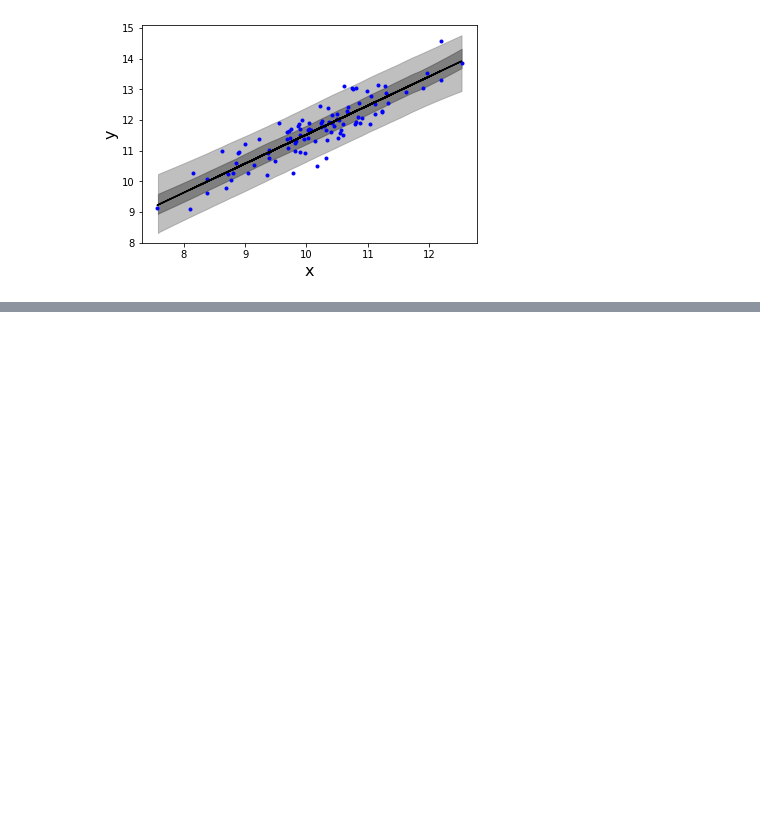
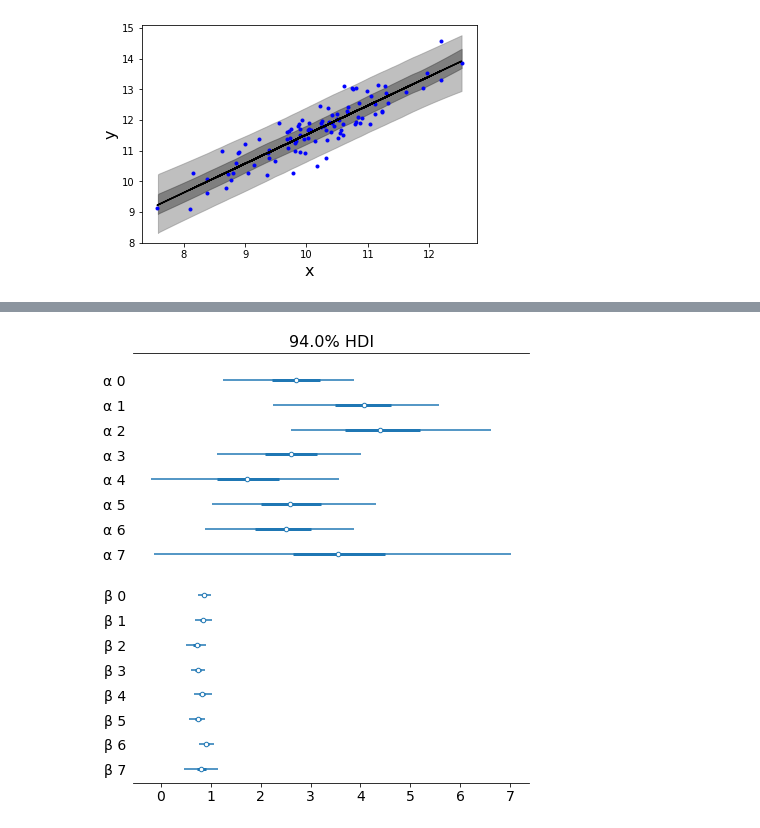
Before and after one commit to jhrcook/bayesian-analysis-with-python_e2, a Jupyter notebook: 03_modeling-with-linear-regression.ipynb, the cells around one changed output, grey strips where cells are left out. Saved outputs shown, nothing was run; the diff lists cells and outputs as text; code cells hidden in the pictures; blank space fills up the shorter version.

```diff
--- a/03_modeling-with-linear-regression.ipynb
+++ b/03_modeling-with-linear-regression.ipynb
@@ -198,0 +274,24 @@ plt.show()
+# %%
+with pm.Model() as hierarchical_model:
+    # Hyper-priors
+    α_µ_temp = pm.Normal('α_µ_temp', mu=0, sd=10)
+    α_σ_temp = pm.HalfNormal('α_σ_temp', sd=10)
+    β_µ = pm.Normal('β_µ', mu=0, sd=10)
+    β_σ = pm.HalfNormal('β_σ', sd=10)
+
+    # Priors
+    α_temp = pm.Normal('α_temp', mu=α_µ_temp, sd=α_σ_temp, shape=M)
+    β = pm.Normal('β', mu=β_µ, sd=β_σ, shape=M)
+    ϵ = pm.HalfCauchy('ϵ', 5)
+    ν = pm.Exponential('ν', 1/30)
+
+    # Likelihood
+    y_pred = pm.StudentT('y_pred',
+                        mu=α_temp[idx] + β[idx] * x_centered,
+                        sd=ϵ, nu=ν, observed=y_m)
+
+    α = pm.Deterministic('α', α_temp - β*x_m.mean())
+    α_µ = pm.Deterministic('α_µ', α_µ_temp - β_µ * x_m.mean())
+    α_σ = pm.Deterministic('α_sd', α_σ_temp - β_µ * x_m.mean())
+
+    trace_hm = pm.sample(1000)
@@ -198,0 +308,6 @@ plt.show()
+# %%
+az_trace_hm = az.from_pymc3(trace_hm, model = hierarchical_model)
+az.plot_forest(az_trace_hm, var_names=['α', 'β'], combined=True)
+plt.show()
+# %% [output]
+[figure, added]
```
Also changed, not shown: parts of 16 cells of this notebook, 8 other files.
